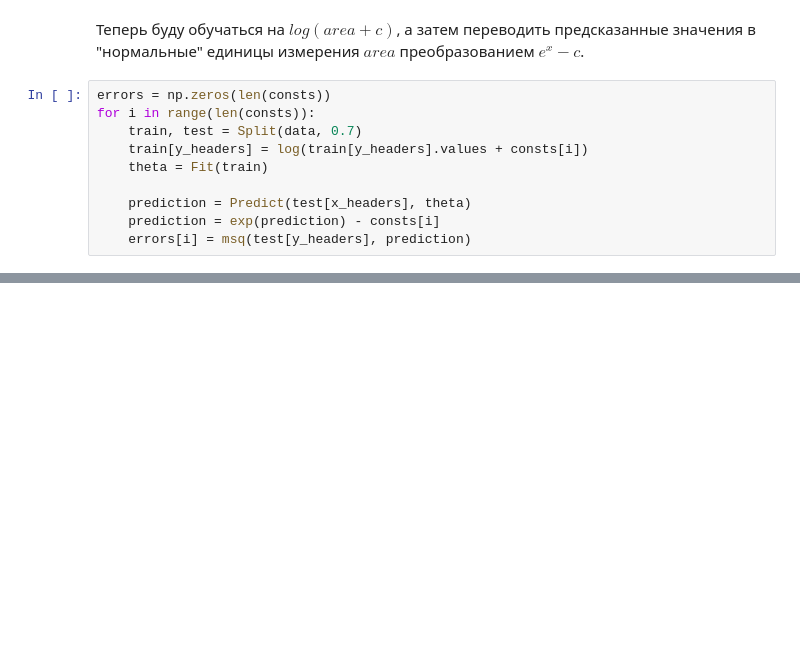
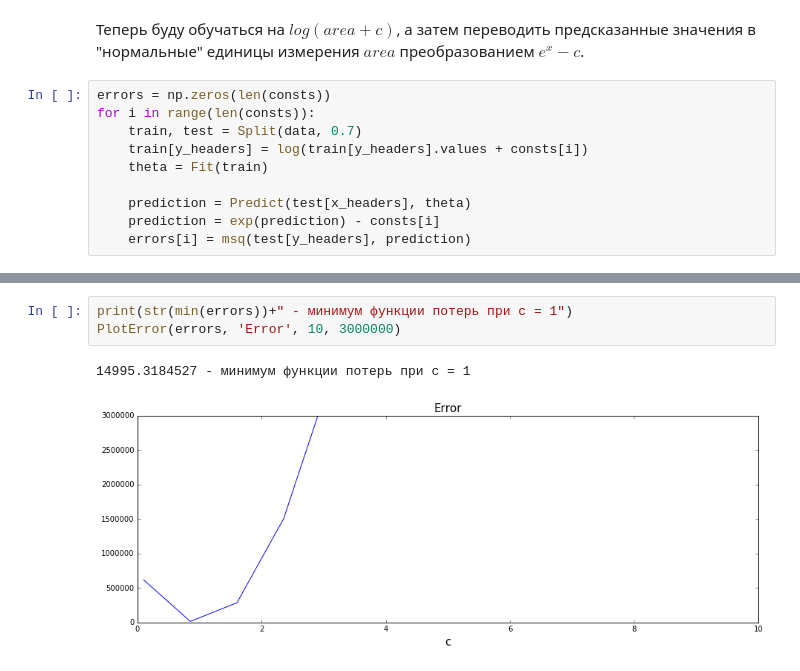
Before and after one commit to akarazeev/MathStatistics-4sem-MIPT-2016, a Jupyter notebook: 7. Оценки наименьших квадратов. Гауссовская линейная модель/9.1.ipynb, the cells around one changed output, grey strips where cells are left out. Drawn from its saved outputs; the diff is of its cells as text; blank space fills up the shorter version.

```diff
--- a/7. Оценки наименьших квадратов. Гауссовская линейная модель/9.1.ipynb
+++ b/7. Оценки наименьших квадратов. Гауссовская линейная модель/9.1.ipynb
@@ -109,0 +129,6 @@ PlotError(errors, 'Error')
+# %%
+print(str(min(errors))+" - минимум функции потерь при с = 1")
+PlotError(errors, 'Error', 10, 3000000)
+# %% [output]
+14995.3184527 - минимум функции потерь при с = 1
+[figure, added]
```
Also changed, not shown: parts of 8 cells of this notebook.
